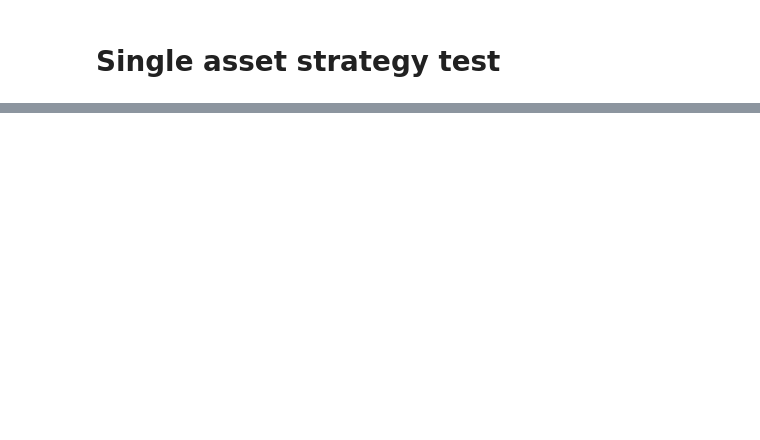
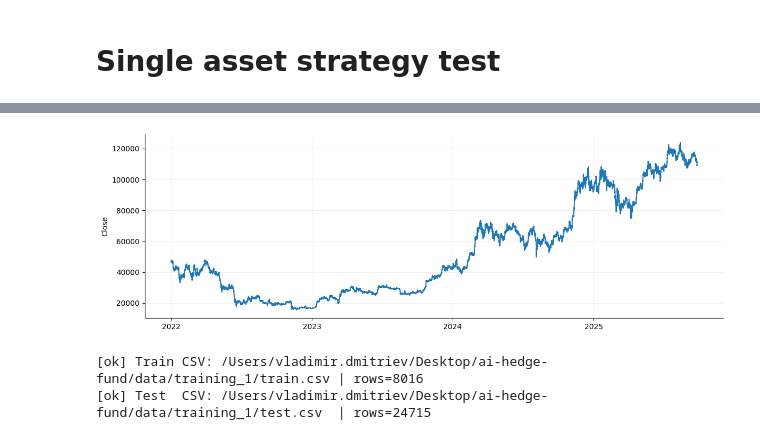
Before and after one commit to VladimirDmitriev1997/ai-hedge-fund, a Jupyter notebook: notebooks/single_asset.ipynb, the cells around one changed output, grey strips where cells are left out. Cells and saved outputs as stored; diff of their text form; code cells hidden in the pictures; blank space fills up the shorter version.

```diff
--- a/notebooks/single_asset.ipynb
+++ b/notebooks/single_asset.ipynb
@@ -34,9 +37,9 @@ import numpy as np
 # --- USER PARAMETERS ---
 SYMBOL      = "BTCUSDT"
 INTERVAL    = "1h"
-START       = "2024-01-01"
+START       = "2022-01-01"
 END         = None
-TRAIN_END   = "2024-06-01"
+TRAIN_END   = "2022-12-01"
 
 
 STRAT_NAME = "single-asset-ma-crossover"
@@ -52,24 +55,19 @@ STRAT_PARAMS = dict(
     trade_lag_bars=1,
     rebalance_every=None,
 )
-
-# raw CSV
-CSV_PATH = DATA_DIR / f"{SYMBOL}_{INTERVAL}.csv"
-
-FORCE_DOWNLOAD = False
 # %%
 
-code, path = ensure_ohlcv_dataset(SYMBOL, INTERVAL, START, END, data_dir="data")
+code, path = ensure_ohlcv_dataset(SYMBOL, INTERVAL, START, END, data_dir=DATA_DIR, overwrite=True)
 
 print(code, path)
 # Load & validate
-df = load_ohlcv_by_code(code, data_dir="data")
+df = load_ohlcv_by_code(code, data_dir=DATA_DIR)
 print(df.head(3))
 print(df.tail(3))
 print("Rows:", len(df), "| Index tz:", df.index.tz)
 
 if viz.plot_price_or_candles:
-    viz.plot_price_or_candles(df, asset=SYMBOL, mode="candles")  # or kind="line"
+    viz.plot_price_or_candles(df, asset=SYMBOL, mode="candles")
 else:
     ax = df["close"].plot(title=f"{SYMBOL} {INTERVAL} close")
     ax.set_xlabel("time"); ax.set_ylabel("price")
@@ -77,0 +93,44 @@ RuntimeError: Binance returned rows, but all were invalid/NaN.
+[figure, added]
+# %%
+
+
+def split_train_test(df: pd.DataFrame, train_end: str | pd.Timestamp) -> tuple[pd.DataFrame, pd.DataFrame]:
+    ts = pd.Timestamp(train_end)
+    if ts.tz is None:
+        ts = ts.tz_localize("UTC")
+    else:
+        ts = ts.tz_convert("UTC")
+    train = df.loc[df.index <= ts].copy()
+    test  = df.loc[df.index >  ts].copy()
+    if len(train) == 0 or len(test) == 0:
+        raise ValueError("Split produced an empty train or test set; adjust TRAIN_END.")
+    return train, test
+
+def save_ohlcv_csv(dfx: pd.DataFrame, path: Path) -> None:
+    path.parent.mkdir(parents=True, exist_ok=True)
+    tmp = dfx.reset_index()
+    # ensure the datetime column is named 'timestamp'
+    if "timestamp" not in tmp.columns:
+        # the reset_index will name it whatever the index name was; normalize it
+        ts_col = tmp.columns[0]
+        tmp = tmp.rename(columns={ts_col: "timestamp"})
+    tmp["timestamp"] = pd.to_datetime(tmp["timestamp"], utc=True).dt.strftime("%Y-%m-%dT%H:%M:%SZ")
+    tmp[["timestamp", "open", "high", "low", "close", "volume"]].to_csv(path, index=False)
+
+# --- split ---
+train_df, test_df = split_train_test(df, TRAIN_END)
+
+# --- paths ---
+TRAIN_DIR = DATA_DIR / f"training_{code}"
+TRAIN_CSV = TRAIN_DIR / "train.csv"
+TEST_CSV  = TRAIN_DIR / "test.csv"
+
+# --- save ---
+save_ohlcv_csv(train_df, TRAIN_CSV)
+save_ohlcv_csv(test_df,  TEST_CSV)
+
+print(f"[ok] Train CSV: {TRAIN_CSV} | rows={len(train_df)}")
+print(f"[ok] Test  CSV: {TEST_CSV}  | rows={len(test_df)}")
+# %% [output]
+[ok] Train CSV: /Users/vladimir.dmitriev/Desktop/ai-hedge-fund/data/training_1/train.csv | rows=8016
+[ok] Test  CSV: /Users/vladimir.dmitriev/Desktop/ai-hedge-fund/data/training_1/test.csv  | rows=24715
```
Also changed, not shown: parts of 3 cells of this notebook, 10 other files.
